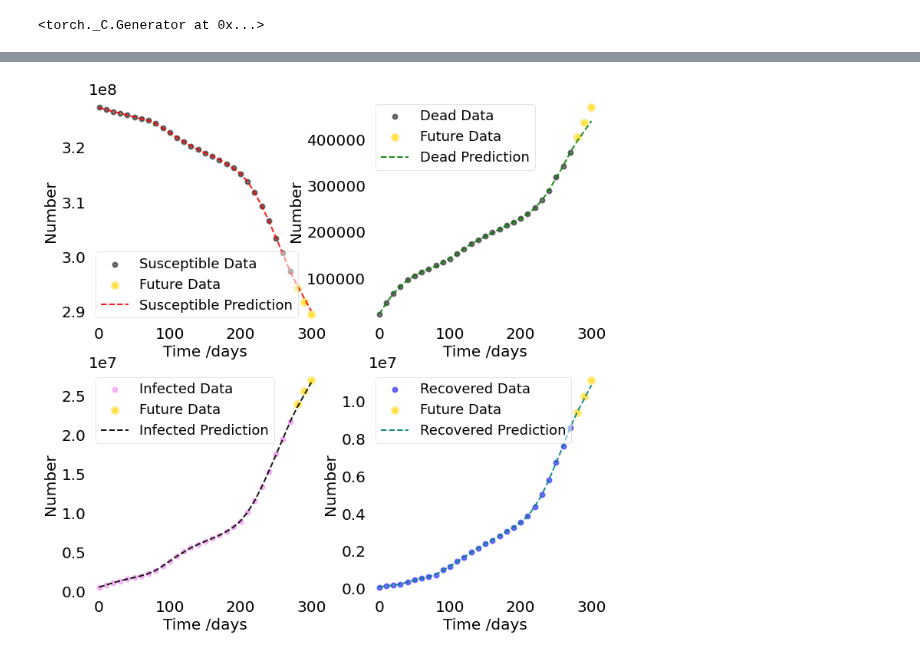
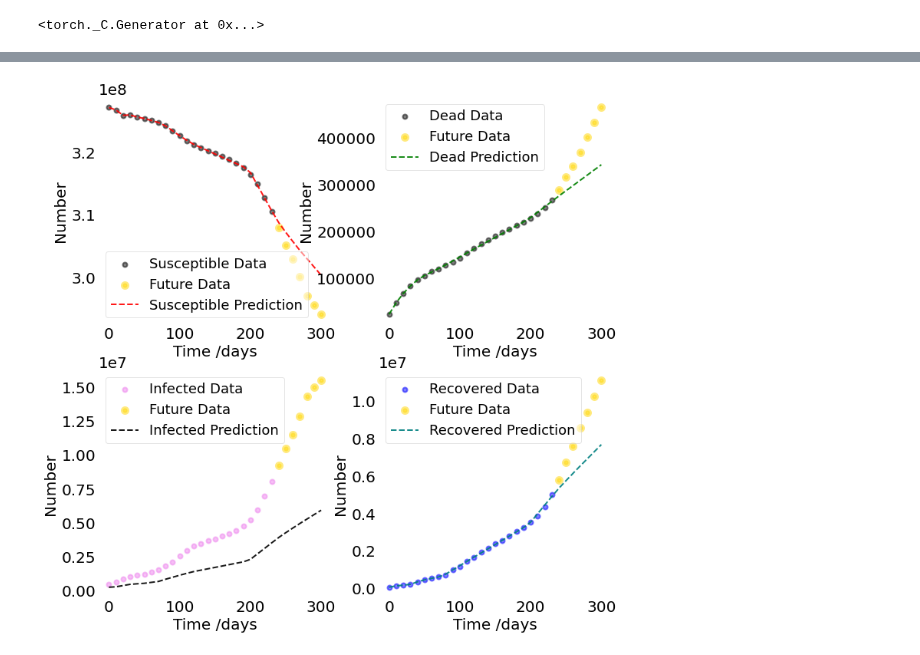
Before and after one commit to jhgoblue/covid-19-pbl, a Jupyter notebook: dinn-sird-baseline.ipynb, the cells around one changed output, grey strips where cells are left out. Cells and saved outputs as stored; diff of their text form; code cells hidden in the pictures.

```diff
--- a/dinn-sird-baseline.ipynb
+++ b/dinn-sird-baseline.ipynb
@@ -17,8 +17,8 @@ torch.manual_seed(1234)
 # %%
 #read data
 
-covid_cumulative_cases = pd.read_csv('../input/dinncovid/Experiments/real_data/covid_real_data_cumulative_cases.csv', delimiter=',') #in the form of [t,S,I,D,R]
-covid_cumulative_cases.columns = ['t', 'cumulative_susceptible','cumulative_infected', 'cumulative_dead', 'cumulative_recovered'] #rename columns
+covid_cumulative_cases = pd.read_csv('../input/sidrv-data-organnize/covid_real_data_cumulative_cases.csv', delimiter=',') #in the form of [t,S,I,D,R。。。]
+covid_cumulative_cases.columns = ['t', 'cumulative_susceptible','cumulative_infected', 'cumulative_dead', 'cumulative_recovered','cumulative_active'] #rename columns
 covid_cumulative_cases['t'] = covid_cumulative_cases['t'].astype(float)
 covid_cumulative_cases
 # %% [output]
@@ -63,13 +78,13 @@ print(len(timesteps))
 # %%
-fig = plt.figure(figsize=(6,6))
+fig = plt.figure(figsize=(10,10))
 
 ax = fig.add_subplot(111, facecolor='#dddddd', axisbelow=True)
 ax.set_facecolor('xkcd:white')
 
-plt.plot(covid_cumulative_cases['cumulative_susceptible'][:310], label = 'cumulative Susceptible')
-plt.plot(covid_cumulative_cases['cumulative_infected'][:310], label = 'cumulative Infected')
-plt.plot(covid_cumulative_cases['cumulative_dead'][:310], label = 'cumulative Dead')
-plt.plot(covid_cumulative_cases['cumulative_recovered'][:310], label = 'cumulative Recovered')
+#plt.plot(covid_cumulative_cases['cumulative_susceptible'][:DAYS], label = 'cumulative Susceptible')
+#plt.plot(covid_cumulative_cases['cumulative_infected'][:DAYS], label = 'cumulative Infected')
+#plt.plot(covid_cumulative_cases['cumulative_dead'][:DAYS], label = 'cumulative Dead')
+#plt.plot(covid_cumulative_cases['cumulative_recovered'][:DAYS], label = 'cumulative Recovered')
 
 plt.plot(cumulative_susceptible, label = 'cumulative Susceptible')
 plt.plot(cumulative_infected, label = 'cumulative Infected')
@@ -340,14 +351,14 @@ scheduler = torch.optim.lr_scheduler.CyclicLR(dinn.optimizer, base_lr=1e-5, max_
 dinn.scheduler = scheduler
 
 try:
-  S_pred_list, I_pred_list, D_pred_list, R_pred_list = dinn.train(100000) #train
+  S_pred_list, I_pred_list, D_pred_list, R_pred_list = dinn.train(50000) #train
 except EOFError:
   if dinn.save == 2:
     dinn.save = 3
-    S_pred_list, I_pred_list, D_pred_list, R_pred_list = dinn.train(100000) #train
+    S_pred_list, I_pred_list, D_pred_list, R_pred_list = dinn.train(50000) #train
   elif dinn.save == 3:
     dinn.save = 2
-    S_pred_list, I_pred_list, D_pred_list, R_pred_list = dinn.train(100000) #train
+    S_pred_list, I_pred_list, D_pred_list, R_pred_list = dinn.train(50000) #train
 # %% [output]
 starting training...
 
@@ -387,20 +398,20 @@ ax[0, 1].set_facecolor('xkcd:white')
 ax[1, 1].set_facecolor('xkcd:white')
 
 
-ax[0, 0].scatter(timesteps[:28], cumulative_susceptible[:28], c = 'black', alpha=0.5, lw=2, label='Susceptible Data')
-ax[0, 0].scatter(timesteps[28:], cumulative_susceptible[28:], c = 'gold', alpha=0.5, lw=5, label='Future Data')
+ax[0, 0].scatter(timesteps[:trainsize], cumulative_susceptible[:trainsize], c = 'black', alpha=0.5, lw=2, label='Susceptible Data')
+ax[0, 0].scatter(timesteps[trainsize:], cumulative_susceptible[trainsize:], c = 'gold', alpha=0.5, lw=5, label='Future Data')
 ax[0, 0].plot(timesteps, S_pred_list[0].detach().numpy(), 'red', alpha=0.9, lw=2, label='Susceptible Prediction', linestyle='dashed')
 
-ax[1, 0].scatter(timesteps[:28], cumulative_infected[:28], c = 'violet', alpha=0.5, lw=2, label='Infected Data')
-ax[1, 0].scatter(timesteps[28:], cumulative_infected[28:], c = 'gold', alpha=0.5, lw=5, label='Future Data')
+ax[1, 0].scatter(timesteps[:trainsize], cumulative_infected[:trainsize], c = 'violet', alpha=0.5, lw=2, label='Infected Data')
+ax[1, 0].scatter(timesteps[trainsize:], cumulative_infected[trainsize:], c = 'gold', alpha=0.5, lw=5, label='Future Data')
 ax[1, 0].plot(timesteps, I_pred_list[0].detach().numpy(), 'black', alpha=0.9, lw=2, label='Infected Prediction', linestyle='dashed')
 
-ax[0, 1].scatter(timesteps[:28], cumulative_dead[:28], c = 'black', alpha=0.5, lw=2, label='Dead Data')
-ax[0, 1].scatter(timesteps[28:], cumulative_dead[28:], c = 'gold', alpha=0.5, lw=5, label='Future Data')
+ax[0, 1].scatter(timesteps[:trainsize], cumulative_dead[:trainsize], c = 'black', alpha=0.5, lw=2, label='Dead Data')
+ax[0, 1].scatter(timesteps[trainsize:], cumulative_dead[trainsize:], c = 'gold', alpha=0.5, lw=5, label='Future Data')
 ax[0, 1].plot(timesteps, D_pred_list[0].detach().numpy(), 'green', alpha=0.9, lw=2, label='Dead Prediction', linestyle='dashed')
 
-ax[1, 1].scatter(timesteps[:28], cumulative_recovered[:28], c = 'blue', alpha=0.5, lw=2, label='Recovered Data')
-ax[1, 1].scatter(timesteps[28:], cumulative_recovered[28:], c = 'gold', alpha=0.5, lw=5, label='Future Data')
+ax[1, 1].scatter(timesteps[:trainsize], cumulative_recovered[:trainsize], c = 'blue', alpha=0.5, lw=2, label='Recovered Data')
+ax[1, 1].scatter(timesteps[trainsize:], cumulative_recovered[trainsize:], c = 'gold', alpha=0.5, lw=5, label='Future Data')
 ax[1, 1].plot(timesteps, R_pred_list[0].detach().numpy(), 'teal', alpha=0.9, lw=2, label='Recovered Prediction', linestyle='dashed')
 
 ax[0, 0].set_xlabel('Time /days',size = 20)
@@ -419,34 +430,34 @@ ax[1, 0].yaxis.set_tick_params(length=0)
 ax[1, 0].xaxis.set_tick_params(length=0)
 # ax[1, 0].grid(b=True, which='major', c='black', lw=0.2, ls='-')
 legend = ax[1, 0].legend(prop={'size':18})
 legend.get_frame().set_alpha(0.5)
 for spine in ('top', 'right', 'bottom', 'left'):
     ax[1, 0].spines[spine].set_visible(False)
 ############################################################
 ax[0, 1].set_xlabel('Time /days',size = 20)
 ax[0, 1].set_ylabel('Number',size = 20)
 ax[0, 1].yaxis.set_tick_params(length=0)
 ax[0, 1].xaxis.set_tick_params(length=0)
 # ax[0, 1].grid(b=True, which='major', c='black', lw=0.2, ls='-')
 legend = ax[0, 1].legend(prop={'size':18})
 legend.get_frame().set_alpha(0.5)
 for spine in ('top', 'right', 'bottom', 'left'):
     ax[0, 1].spines[spine].set_visible(False)
 ############################################################
 ax[1, 1].set_xlabel('Time /days',size = 20)
 ax[1, 1].set_ylabel('Number',size = 20)
 ax[1, 1].yaxis.set_tick_params(length=0)
 ax[1, 1].xaxis.set_tick_params(length=0)
 # ax[1, 1].grid(b=True, which='major', c='black', lw=0.2, ls='-')
 legend = ax[1,1].legend(prop={'size':18})
 legend.get_frame().set_alpha(0.5)
 for spine in ('top', 'right', 'bottom', 'left'):
     ax[1,1].spines[spine].set_visible(False)
 ############################################################
 # plt.savefig('covid_real_data_cumulative_cases.pdf')
 plt.show()
 # %% [output]
-[figure, old version]
+[figure, new version]
 # %%
 print('dinn.alpha', dinn.alpha)
 print('dinn.beta', dinn.beta)
```
Also changed, not shown: parts of 8 cells of this notebook.
